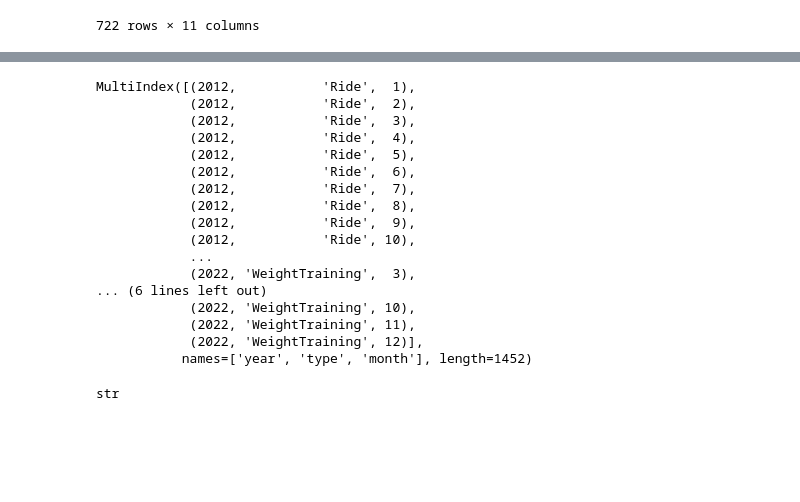
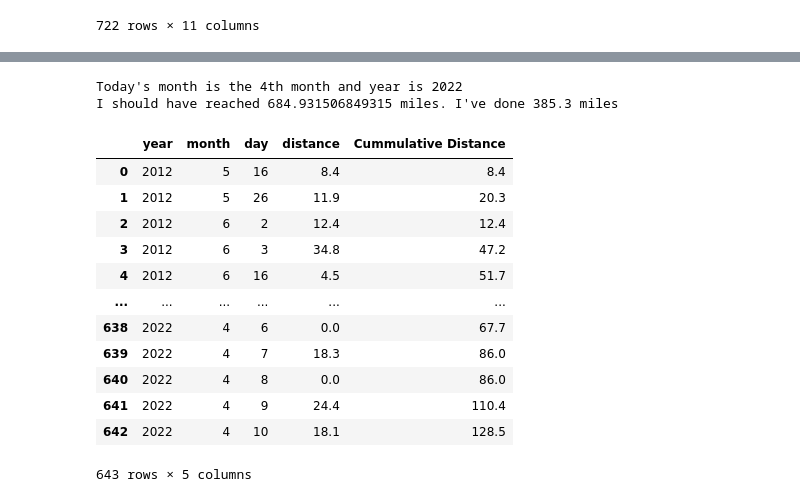
Before and after one commit to tiroger/my-strava, a Jupyter notebook: my_data.ipynb, the cells around one changed output, grey strips where cells are left out. Saved outputs shown, nothing was run; the diff lists cells and outputs as text; code cells hidden in the pictures; blank space fills up the shorter version.

Commit message:
Added goals

```diff
--- a/my_data.ipynb
+++ b/my_data.ipynb
@@ -119,31 +119,58 @@ grouped_by_year_and_month.tail(50)
 | 1449 | 2022 | WeightTraining | October | 0.0 | 0.0 | 0.0 | 0.0 |
 | 1450 | 2022 | WeightTraining | November | 0.0 | 0.0 | 0.0 | 0.0 |
 | 1451 | 2022 | WeightTraining | December | 0.0 | 0.0 | 0.0 | 0.0 |
-# %%
-mux
-# %% [output]
-MultiIndex([(2012,           'Ride',  1),
-            (2012,           'Ride',  2),
-            (2012,           'Ride',  3),
-            (2012,           'Ride',  4),
-            (2012,           'Ride',  5),
-            (2012,           'Ride',  6),
-            (2012,           'Ride',  7),
-            (2012,           'Ride',  8),
-            (2012,           'Ride',  9),
-            (2012,           'Ride', 10),
-            ...
-            (2022, 'WeightTraining',  3),
-... (6 lines left out)
-            (2022, 'WeightTraining', 10),
-            (2022, 'WeightTraining', 11),
-            (2022, 'WeightTraining', 12)],
-           names=['year', 'type', 'month'], length=1452)
-# %%
-this_month = today.month
-type(grouped_by_year_and_month.month[0])
-# %% [output]
-str
+# %%
+####### #
+# GOALS #
+#########
+today = dt.datetime.today()
+months = ['January', 'February', 'March', 'April', 'May', 'June', 'July', 'August', 'September', 'October', 'November', 'December']
+this_month = dt.datetime.today().month
+
+d0 = dt.datetime(2022, 1, 1)
+d1 = dt.datetime.today()
+delta = d1 - d0
+
+days_gone_by = delta.days
+
+distance_goal = 2500
+monthly_goal = distance_goal/12
+daily_goals = distance_goal/365
+
+# Cumulative distance per day
+grouped_by_day = processed_data.groupby(['year', 'month', 'day']).agg({'distance': 'sum'}).reset_index()
+# Daily cumulative distance
+grouped_by_day['Cummulative Distance'] = grouped_by_day.groupby(['year'])['distance'].cumsum()
+
+should_be_reached = daily_goals*days_gone_by
+
+
+# today_month = months[today - 1]
+today_year = dt.datetime.today().year
+print(f"Today's month is the {this_month}th month and year is {today_year}")
+
+
+where_i_am = grouped_by_day[(grouped_by_day.year == today_year) & (grouped_by_day.month == this_month)]['Cummulative Distance'].max()
+print(f"I should have reached {should_be_reached} miles. I've done {where_i_am} miles")
+# %% [output]
+Today's month is the 4th month and year is 2022
+I should have reached 684.931506849315 miles. I've done 385.3 miles
+# %%
+grouped_by_day
+# %% [output]
+|  | year | month | day | distance | Cummulative Distance |
+| 0 | 2012 | 5 | 16 | 8.4 | 8.4 |
+| 1 | 2012 | 5 | 26 | 11.9 | 20.3 |
+| 2 | 2012 | 6 | 2 | 12.4 | 12.4 |
+| 3 | 2012 | 6 | 3 | 34.8 | 47.2 |
+| 4 | 2012 | 6 | 16 | 4.5 | 51.7 |
+| ... | ... | ... | ... | ... | ... |
+| 638 | 2022 | 4 | 6 | 0.0 | 67.7 |
+| 639 | 2022 | 4 | 7 | 18.3 | 86.0 |
+| 640 | 2022 | 4 | 8 | 0.0 | 86.0 |
+| 641 | 2022 | 4 | 9 | 24.4 | 110.4 |
+| 642 | 2022 | 4 | 10 | 18.1 | 128.5 |
+643 rows × 5 columns
 # %%
 # Plotting yearly progressions
 
```
Also changed, not shown: parts of 4 cells of this notebook, 1 other file.
